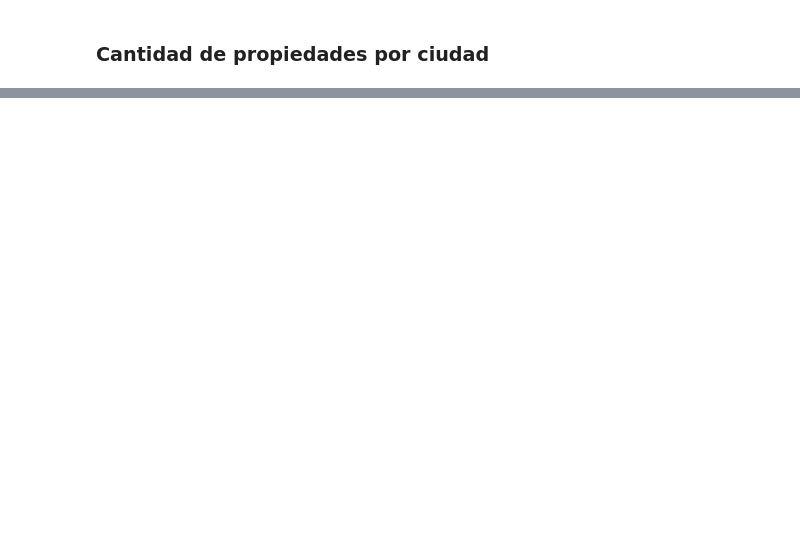
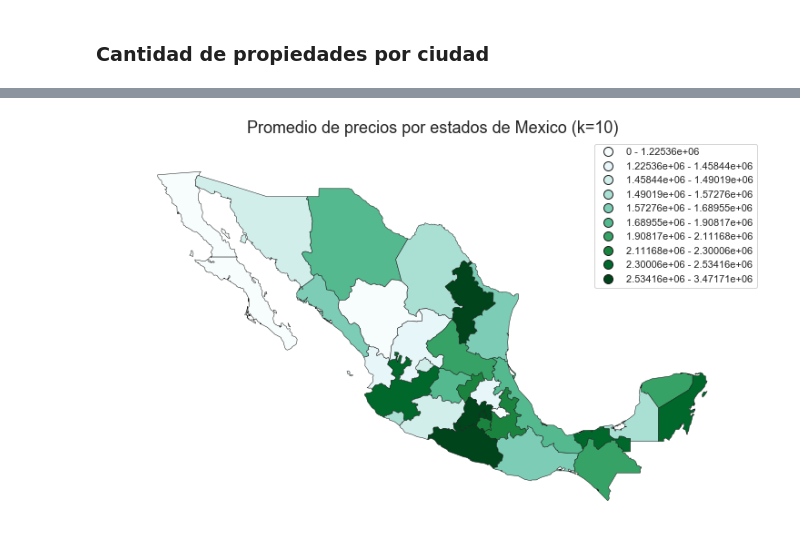
Before and after one commit to alepenaa94/Datos1-2C-2019, a Jupyter notebook: DATOS.ipynb, the cells around one changed output, grey strips where cells are left out. Saved outputs shown, nothing was run; the diff lists cells and outputs as text; code cells hidden in the pictures; blank space fills up the shorter version.

Commit message:
agrego grafico promedio de precios para estado/provincia

```diff
--- a/DATOS.ipynb
+++ b/DATOS.ipynb
@@ -371,0 +364,3 @@ df.groupby('ciudad').agg({'id':'count'}).sort_values(by=['id'], ascending=False)
+# %%
+precio_provincia = df.groupby(['provincia'], as_index=False).agg({'precio': np.mean})
+precio_provincia
@@ -371,0 +385,3 @@ df.groupby('ciudad').agg({'id':'count'}).sort_values(by=['id'], ascending=False)
+# %%
+precio_provincia.columns = ['ESTADO', 'PRECIO PROMEDIO']
+precio_provincia.head()
@@ -371,0 +395,3 @@ df.groupby('ciudad').agg({'id':'count'}).sort_values(by=['id'], ascending=False)
+# %%
+precio_provincia['ESTADO'].replace({'Edo. de México':'México','San luis Potosí':'San Luis Potosí','Baja California Norte':'Baja California'}, inplace=True)
+precio_provincia.head()
@@ -371,0 +405,3 @@ df.groupby('ciudad').agg({'id':'count'}).sort_values(by=['id'], ascending=False)
+# %%
+mx_precios = mexico.merge(precio_provincia,on='ESTADO')
+mx_precios.sort_values(by='PRECIO PROMEDIO',ascending=False).head()
@@ -371,0 +415,5 @@ df.groupby('ciudad').agg({'id':'count'}).sort_values(by=['id'], ascending=False)
+# %%
+fig = gplt.choropleth(mx_precios, hue='PRECIO PROMEDIO', cmap='BuGn',edgecolor='k',k=10,linewidth=0.5,figsize=(13,13), legend=True);
+fig.set_title('Promedio de precios por estados de Mexico (k=10)', fontsize=18);
+# %% [output]
+[figure, added]
```
Also changed, not shown: parts of 16 cells of this notebook.
